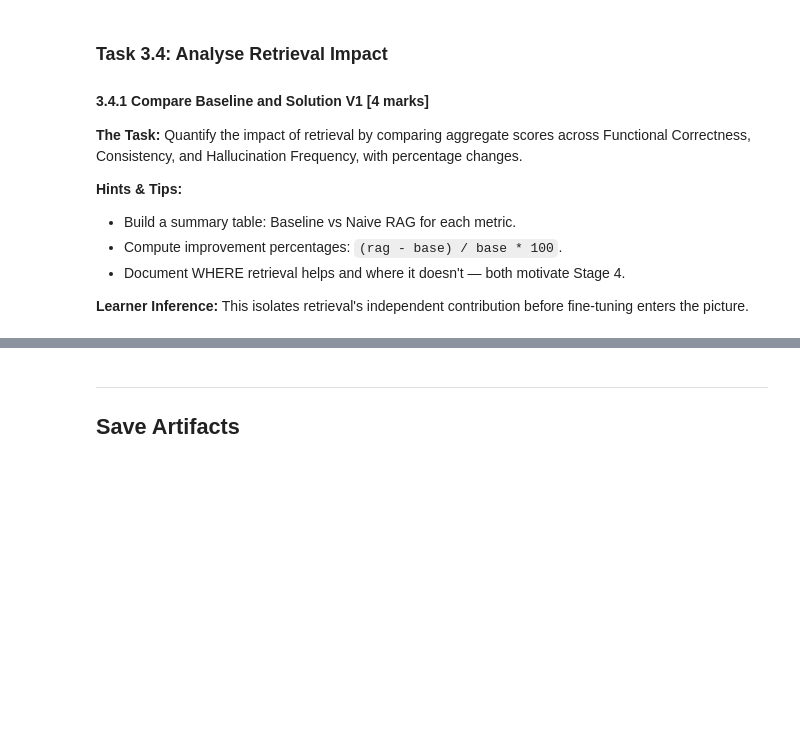
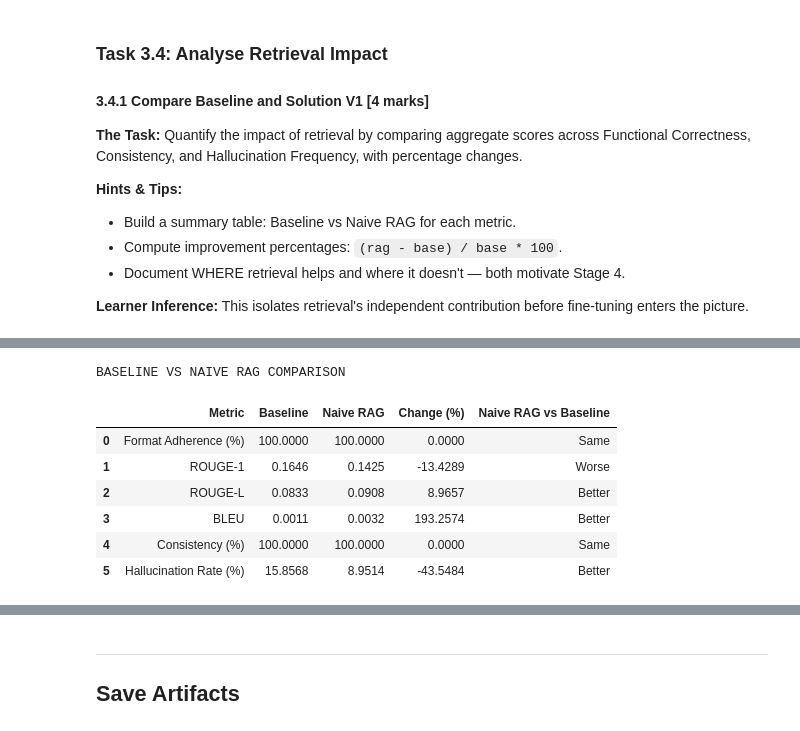
Before and after one commit to DivyaSanam/CapStoneRAGProject, a Jupyter notebook: Solution_V1_RAG_Evaluation.ipynb, the cells around one changed output, grey strips where cells are left out. Drawn from its saved outputs; the diff is of its cells as text; code cells hidden in the pictures; blank space fills up the shorter version.

```diff
--- a/Solution_V1_RAG_Evaluation.ipynb
+++ b/Solution_V1_RAG_Evaluation.ipynb
@@ -749,0 +664,64 @@ Naive RAG: PASS
+# %%
+# Task 3.4.1: Compare Baseline and Solution V1 (Naive RAG)
+# All values come from the variables computed in 3.3.2 - 3.3.5.
+# Run this cell AFTER the cells above, in the same session.
+
+import pandas as pd
+
+# Consistency: 3.3.4 asserted identical outputs, so a pass = 100%
+baseline_consistency = 100.0 if baseline_consistent else 0.0
+rag_consistency = 100.0 if rag_consistent else 0.0
+
+comparison = pd.DataFrame({
+    "Metric": [
+        "Format Adherence (%)",
+        "ROUGE-1",
+        "ROUGE-L",
+        "BLEU",
+        "Consistency (%)",
+        "Hallucination Rate (%)"
+    ],
+    "Baseline": [
+        baseline_adherence,
+        baseline_avg[0],
+        baseline_avg[1],
+        baseline_avg[2],
+        baseline_consistency,
+        baseline_hall_rate
+    ],
+    "Naive RAG": [
+        naive_rag_adherence,
+        rag_avg[0],
+        rag_avg[1],
+        rag_avg[2],
+        rag_consistency,
+        rag_hall_rate
+    ]
+})
+
+# Percentage change = (rag - base) / base * 100
+comparison["Change (%)"] = (
+    (comparison["Naive RAG"] - comparison["Baseline"]) / comparison["Baseline"]
+) * 100
+
+# For hallucination LOWER is better, so a negative change is an improvement.
+def verdict(row):
+    if abs(row["Naive RAG"] - row["Baseline"]) < 1e-9:
+        return "Same"
+    lower_is_better = row["Metric"].startswith("Hallucination")
+    rag_is_higher = row["Naive RAG"] > row["Baseline"]
+    return "Better" if rag_is_higher != lower_is_better else "Worse"
+
+comparison["Naive RAG vs Baseline"] = comparison.apply(verdict, axis=1)
+
+print("BASELINE VS NAIVE RAG COMPARISON")
+display(comparison.round(4))
+# %% [output]
+BASELINE VS NAIVE RAG COMPARISON
+|  | Metric | Baseline | Naive RAG | Change (%) | Naive RAG vs Baseline |
+| 0 | Format Adherence (%) | 100.0000 | 100.0000 | 0.0000 | Same |
+| 1 | ROUGE-1 | 0.1646 | 0.1425 | -13.4289 | Worse |
+| 2 | ROUGE-L | 0.0833 | 0.0908 | 8.9657 | Better |
+| 3 | BLEU | 0.0011 | 0.0032 | 193.2574 | Better |
+| 4 | Consistency (%) | 100.0000 | 100.0000 | 0.0000 | Same |
+| 5 | Hallucination Rate (%) | 15.8568 | 8.9514 | -43.5484 | Better |
```
Also changed, not shown: parts of 25 cells of this notebook, 34 other files.
